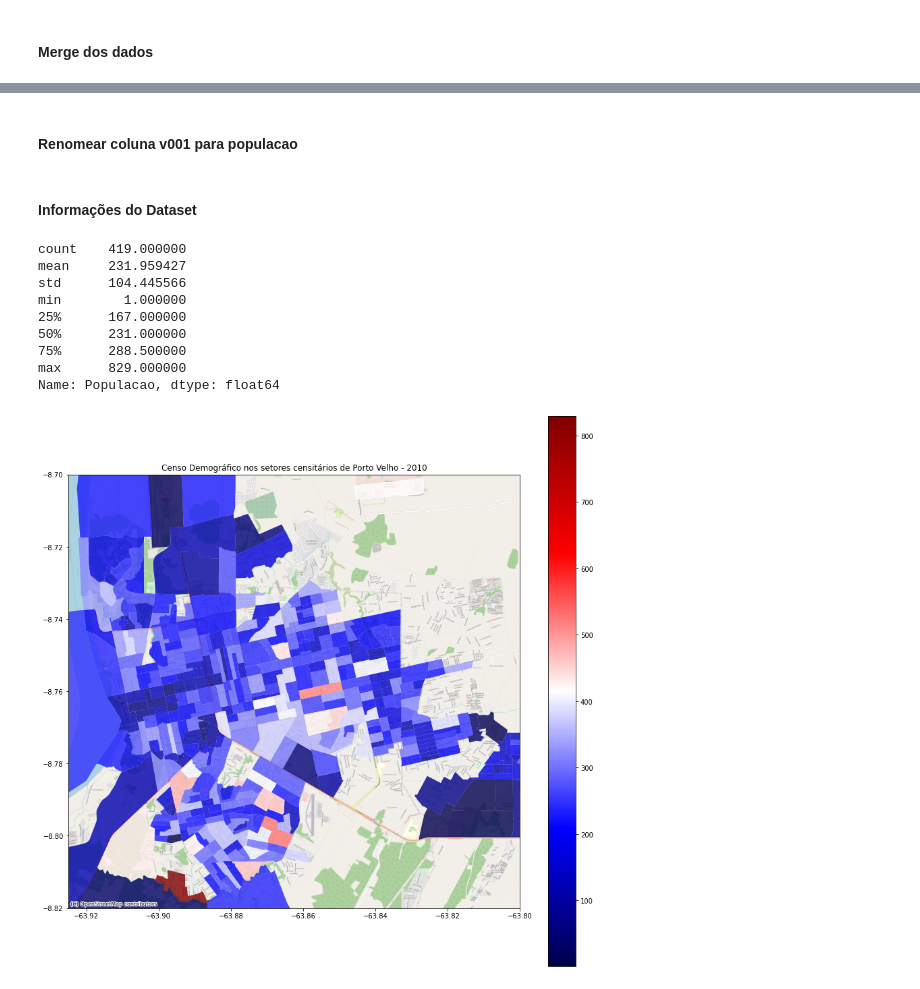
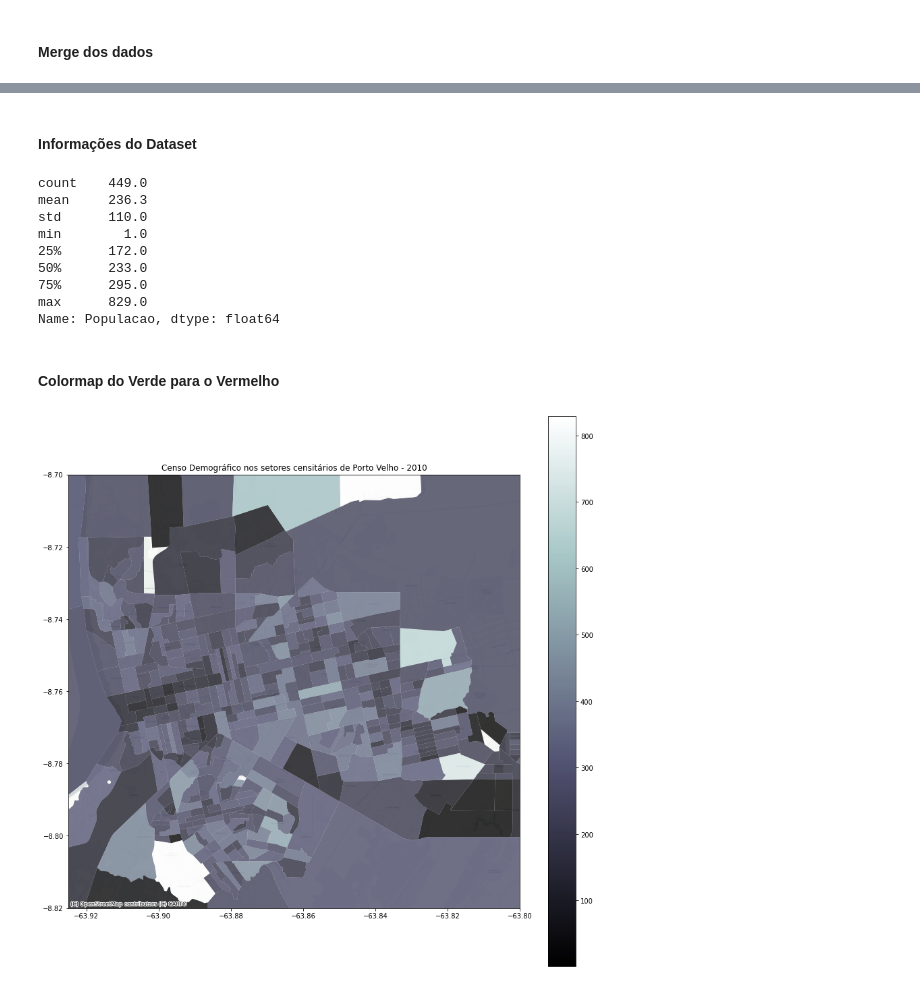
Before and after one commit to gabriel-russo/pygeo-notebooks, a Jupyter notebook: densidade_populacional.ipynb, the cells around one changed output, grey strips where cells are left out. Cells and saved outputs as stored; diff of their text form; code cells hidden in the pictures.

```diff
--- a/densidade_populacional.ipynb
+++ b/densidade_populacional.ipynb
@@ -59,6 +60,10 @@ censo_pvh.head()
 # %%
-censo_pvh = censo_pvh.rename(columns={'Cod_setor': 'CD_SETOR'})
-censo_pvh = censo_pvh.loc[:, ['CD_SETOR', 'Cod_distrito' , 'Nome_do_distrito', 'Cod_bairro', 'Nome_do_bairro', 'V001']]
+censo_pvh = censo_pvh.copy()  # É necessário "materializar" o sub dataset que foi criado do dataset principal
+
+censo_pvh.rename(columns={'Cod_setor': 'CD_GEOCODI'}, inplace=True)
+censo_pvh.rename(columns={'V001': 'Populacao'}, inplace=True)
+censo_pvh = censo_pvh.loc[:,
+            ['CD_GEOCODI', 'Cod_distrito', 'Nome_do_distrito', 'Cod_bairro', 'Nome_do_bairro', 'Populacao']]
 
 censo_pvh.head(1)
 # %% [output]
@@ -77,9 +82,9 @@ censo_pvh.CD_SETOR.dtypes
 # %% [output]
 dtype('int64')
 # %%
-porto_velho = porto_velho.copy() # É necessário "materializar" o sub dataset que foi criado do dataset principal
+porto_velho = porto_velho.copy()  # É necessário "materializar" o sub dataset que foi criado do dataset principal
 
-porto_velho.CD_SETOR = porto_velho.CD_SETOR.astype(int)
+porto_velho.CD_GEOCODI = porto_velho.CD_GEOCODI.astype(int)
 
-porto_velho.CD_SETOR.dtypes
+porto_velho.CD_GEOCODI.dtype == censo_pvh.CD_GEOCODI.dtype
 # %% [output]
@@ -87,6 +92,6 @@ dtype('int64')
 # %% [markdown]
 #### Merge dos dados
 # %%
-setor_censitario_censo_pvh = porto_velho.merge(censo_pvh, on='CD_SETOR', how='inner')
+setor_censitario_censo_pvh = porto_velho.merge(censo_pvh, on='CD_GEOCODI', how='inner')
 setor_censitario_censo_pvh.head()
 # %% [output]
@@ -99,40 +104,38 @@ setor_censitario_censo_pvh.head()
-# %% [markdown]
-#### Renomear coluna v001 para populacao
-# %%
-setor_censitario_censo_pvh.rename(columns={'V001': 'Populacao'}, inplace=True)
 # %% [markdown]
 #### Informações do Dataset
 # %%
-setor_censitario_censo_pvh.Populacao.describe()
+setor_censitario_censo_pvh.Populacao.describe().round(1)
 # %% [output]
-count    419.000000
-mean     231.959427
-std      104.445566
-min        1.000000
-25%      167.000000
-50%      231.000000
-75%      288.500000
-max      829.000000
+count    449.0
+mean     236.3
+std      110.0
+min        1.0
+25%      172.0
+50%      233.0
+75%      295.0
+max      829.0
 Name: Populacao, dtype: float64
 # %%
 import contextily as cx
 import matplotlib.pyplot as plt
+# %% [markdown]
+#### Colormap do Verde para o Vermelho
 # %%
 fig, ax = plt.subplots(figsize=(15, 15))
 
 setor_censitario_censo_pvh.plot(ax=ax,
                                 column='Populacao',
                                 vmin=setor_censitario_censo_pvh.Populacao.min(),
                                 vmax=setor_censitario_censo_pvh.Populacao.max(),
-                                cmap='seismic',
+                                cmap='bone',
                                 legend=True,
                                 missing_kwds={'color': 'white'},
                                 alpha=0.8
                                 )
 plt.xlim(-63.925, -63.8)
 plt.ylim(-8.820, -8.7)
 plt.title('Censo Demográfico nos setores censitários de Porto Velho - 2010')
 
-cx.add_basemap(ax=ax, crs=setor_censitario_censo_pvh.crs, zoom=15, source= cx.providers.OpenStreetMap.Mapnik)
+cx.add_basemap(ax=ax, crs=setor_censitario_censo_pvh.crs, zoom=15, source=cx.providers.CartoDB.Positron)
 # %% [output]
-[figure, old version]
+[figure, new version]
```
Also changed, not shown: parts of 10 cells of this notebook.
